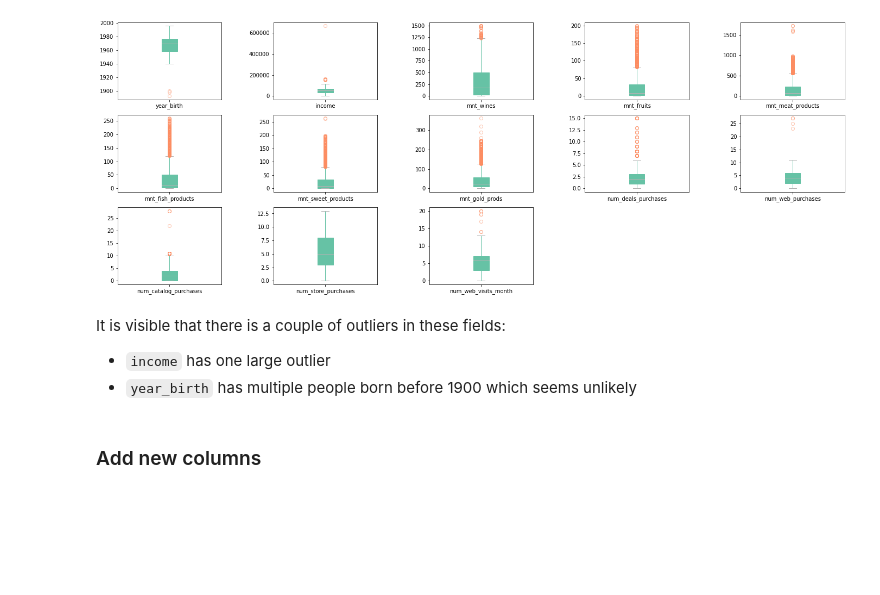
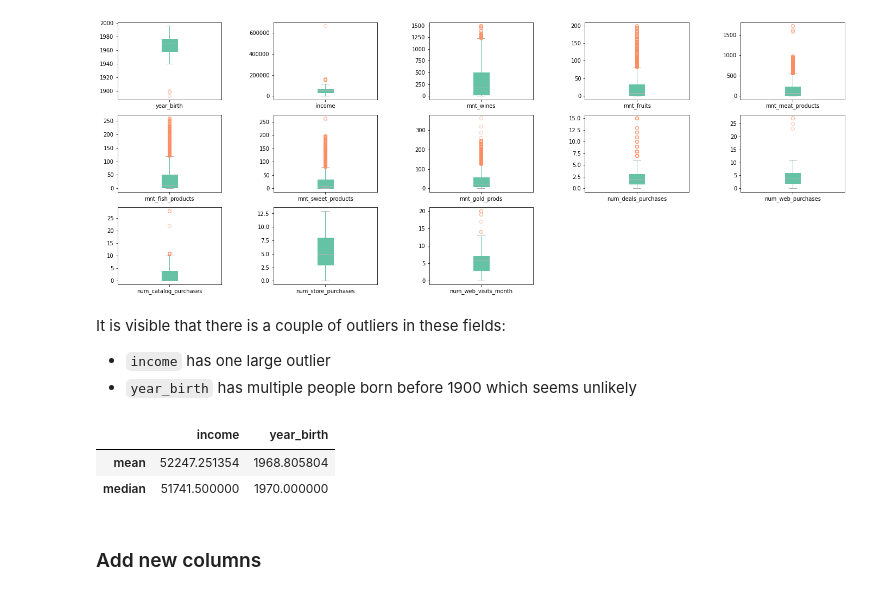
Before and after one commit to mr-emreerturk/Marketing-Analytics_EDA, a Jupyter notebook: notebook_eda.ipynb, the cells around one changed output. Cells and saved outputs as stored; diff of their text form; code cells hidden in the pictures; blank space fills up the shorter version.

```diff
--- a/notebook_eda.ipynb
+++ b/notebook_eda.ipynb
@@ -168,4 +170,17 @@ plt.subplots_adjust(wspace=0.5)
 It is visible that there is a couple of outliers in these fields:
 - `income` has one large outlier
 - `year_birth` has multiple people born before 1900 which seems unlikely
+# %%
+mask = {
+    'income': [data.income.mean(), data.income.median()],
+    'year_birth': [data.year_birth.mean(), data.year_birth.median()],
+}
+index_labels=['mean','median']
+
+df_median_mean_mode = pd.DataFrame(data=mask,index=index_labels)
+df_median_mean_mode
+# %% [output]
+|  | income | year_birth |
+| mean | 52247.251354 | 1968.805804 |
+| median | 51741.500000 | 1970.000000 |
 # %%
```
Also changed, not shown: parts of 13 cells of this notebook.
